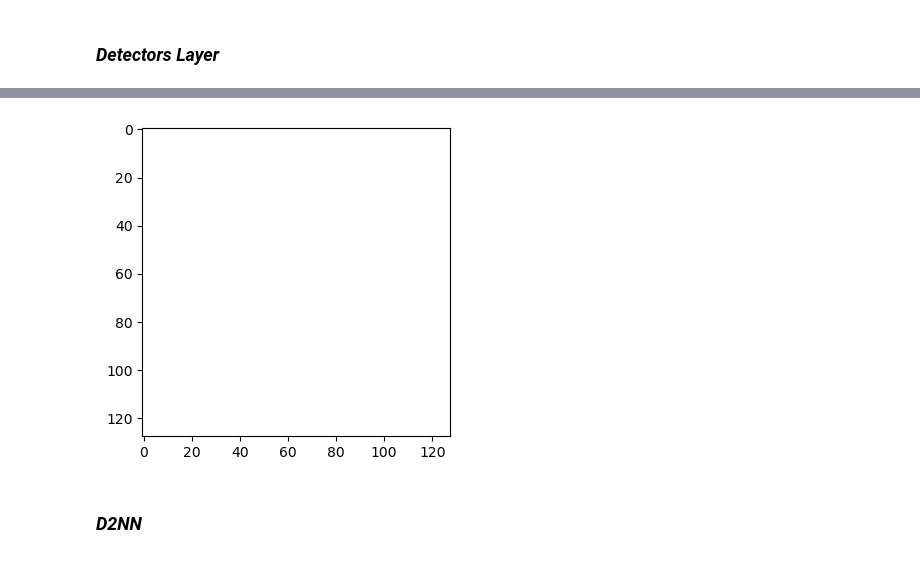
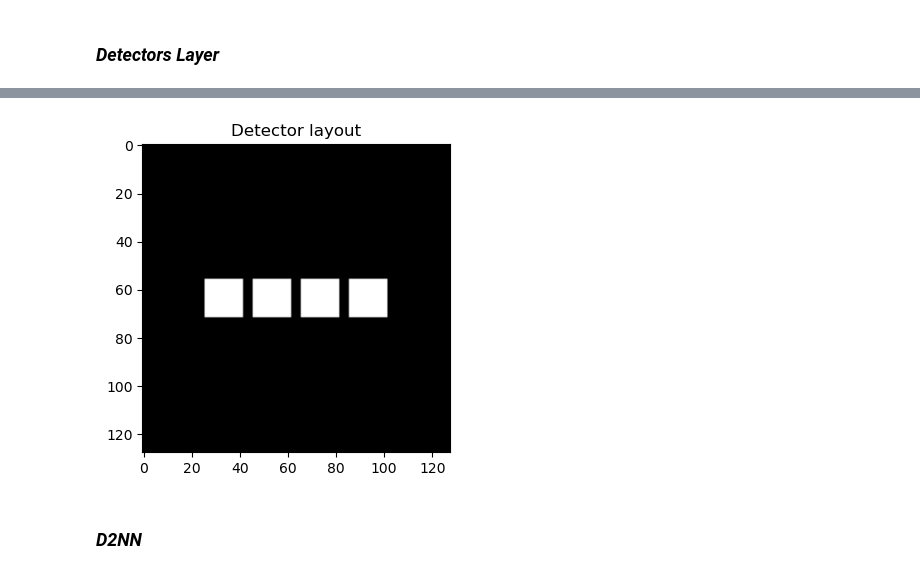
Before and after one commit to zouchao-sysu/D2NN-with-Pytorch, a Jupyter notebook: D2NN-5-to VCSEL.ipynb, the cells around one changed output, grey strips where cells are left out. Cells and saved outputs as stored; diff of their text form; code cells hidden in the pictures.

```diff
--- a/D2NN-5-to VCSEL.ipynb
+++ b/D2NN-5-to VCSEL.ipynb
@@ -57,23 +57,14 @@ def image_plot(image, label):
 plt.rcParams["figure.figsize"] = (20, 6)
 for i, (images, labels) in enumerate(train_dataloader):
     images = images.to(device)
-#     images_E = torch.sqrt((torch.squeeze(images)+1)/2)
     images_E = torch.sqrt(torch.squeeze(images))
     labels = labels.to(device)
 
-    '''
-        每一个周期，共300个批次（i=0~299），一共60000个数据；
-        train_dataloader包含300个批次，包括整个训练集；
-        每一批次一共200张图片，对应200个标签, len(images[0])=1；
-        images包含一个批次的200张图片（image[0].shape=torch.Size([1,28,28])），labels包含一个批次的200个标签，标签范围为0~9
-    '''
-
-    #每100个批次绘制第一张图片（含shuffle导致每次运行结果不一样）
+    # 每100个批次绘制第一张图片
     if (i + 1) % 100 == 0:
         classes = torch.unique(labels).cpu().numpy()
         classes_num = len(classes)
         print('batch_number [{}/{}]'.format(i + 1, len(train_dataloader)))
-        print('classes of the first batch: {}, number of classes: {}'.format(classes, classes_num))#  第一个batch的总类
-#         image_plot(images_phase[0], labels[0])
+        print('classes of the first batch: {}, number of classes: {}'.format(classes, classes_num))
         image_plot(images_E[0], labels[0])
 # %% [output]
@@ -332,71 +323,50 @@ plt.show()
 def generate_det_row(det_size, start_pos_x, start_pos_y, det_step, N_det):
     p = []
     for i in range(N_det):
-        left = start_pos_x+i*(int(det_step)+det_size)
+        left = start_pos_x + i * (int(det_step) + det_size)
         right = left + det_size
         up = start_pos_y
         down = start_pos_y + det_size
         p.append((up, down, left, right))
     return p
 
-# 生成三行探测器。利用generate_det_row函数生成三行等间距矩形探测器。
-def set_det_pos(det_size = 20, start_pos_x = 46, start_pos_y = 46,
-                N_det_sets = [3, 4, 3], det_steps_x = [2, 1, 2], det_steps_y = 2):
-    p = []
-    for i in range(len(N_det_sets)):
-        p.append(generate_det_row(det_size, start_pos_x, start_pos_y+i*(det_steps_y+1)
-                                  *det_size, det_steps_x[i]*det_size, N_det_sets[i]))
-    return list(itertools.chain.from_iterable(p))
-
-# def set_det_pos(det_size=20, start_pos_x = 46, start_pos_y = 46):
-#     p = []
-#     p.append(generate_det_row(det_size, start_pos_x, start_pos_y, 2*det_size, 3))
-#     p.append(generate_det_row(det_size, start_pos_x, start_pos_y+3*det_size, 1*det_size, 4))
-#     p.append(generate_det_row(det_size, start_pos_x, start_pos_y+6*det_size, 2*det_size, 3))
-#     return list(itertools.chain.from_iterable(p))
-
 # 获取最终衍射光强在各个探测器上的分布情况
 def detector_region(Int):
     detectors_list = []
     total = 0
-    full_Int = Int.sum(dim=(1,2)) # 统计总光强
-    for det_x0, det_x1, det_y0, det_y1 in detector_pos: # 计算各个探测器区间内的光强占比
-        detectors_list.append((Int[:, det_x0 : det_x1, det_y0 : det_y1].sum(dim=(1, 2))/full_Int).unsqueeze(-1))
-    for ele in range(0, len(detectors_list)):
+    full_Int = Int.sum(dim=(1,2))  # 统计总光强
+    for det_x0, det_x1, det_y0, det_y1 in detector_pos:
+        detectors_list.append(
+            (Int[:, det_x0:det_x1, det_y0:det_y1].sum(dim=(1,2)) / full_Int).unsqueeze(-1)
+        )
+    for ele in range(len(detectors_list)):
         total = total + detectors_list[ele]
-    return torch.cat(detectors_list, dim = 1)/total
-
-# 指定生成的十个探测器的位置。
-# detector_pos = [
-#     (46, 66, 46, 66),
-#     (46, 66, 106, 126),
-#     (46, 66, 166, 186),
-#     (106, 126, 46, 66),
-#     (106, 126, 86, 106),
-#     (106, 126, 126, 146),
-#     (106, 126, 166, 186),
-#     (166, 186, 46, 66),
-#     (166, 186, 106, 126),
-#     (166, 186, 166, 186)
+    return torch.cat(detectors_list, dim=1) / total
 
 # 你训练集类别数
 num_classes = len(train_dataset.classes)
 
-# 简化：一行探测器
-def set_det_pos_simple(det_size=16, start_pos_x=32, start_pos_y=56, N_det=4, det_step=2):
-    return generate_det_row(det_size, start_pos_x, start_pos_y, det_step*det_size, N_det)
+# 自动生成一行探测器，保证不越界
+det_size = 16
+gap = 4  # 探测器之间间隔像素
+total_width = num_classes * det_size + (num_classes - 1) * gap
+start_pos_x = (N_pixels - total_width) // 2
+start_pos_y = (N_pixels - det_size) // 2
 
-det_size = 16
-detector_pos = set_det_pos_simple(det_size=det_size, start_pos_x=32, start_pos_y=56,
-                                  N_det=num_classes, det_step=2)
+detector_pos = generate_det_row(det_size, start_pos_x, start_pos_y, gap, num_classes)
 
-labels_image_tensors = torch.zeros((num_classes, N_pixels, N_pixels), device=device, dtype=torch.double)
+# 定义探测器层的图片张量
+labels_image_tensors = torch.zeros((num_classes, N_pixels, N_pixels), device=device, dtype=torch.float32)
 for ind, pos in enumerate(detector_pos):
     pos_l, pos_r, pos_u, pos_d = pos
     labels_image_tensors[ind, pos_l:pos_r, pos_u:pos_d] = 1
-    labels_image_tensors[ind] = labels_image_tensors[ind]/labels_image_tensors[ind].sum()
+    labels_image_tensors[ind] = labels_image_tensors[ind] / labels_image_tensors[ind].sum()
+
 det_ideal = labels_image_tensors.cpu().numpy().sum(axis=0)
 
+# 可视化
 plt.rcParams["figure.figsize"] = (4, 4)
-plt.imshow(det_ideal) # 查看探测器层
+plt.imshow(det_ideal, cmap="gray")
+plt.title("Detector layout")
+plt.show()
 # %% [output]
@@ -404,4 +373,4 @@ plt.imshow(det_ideal) # 查看探测器层
-[figure, old version]
+[figure, new version]
 # %% [markdown]
 ### ***D2NN***
 # %%
```
Also changed, not shown: parts of 22 cells of this notebook.
